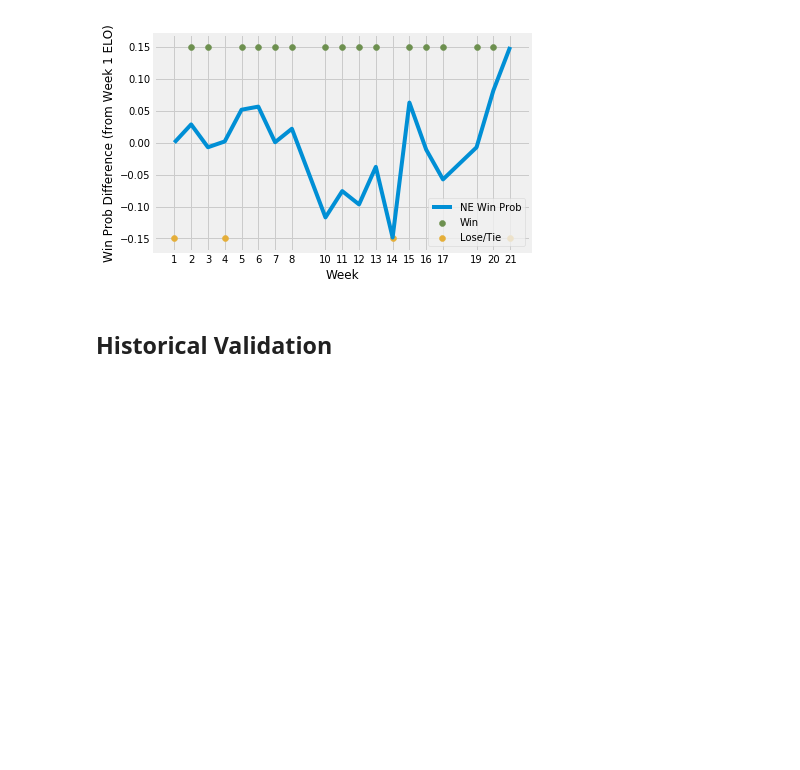
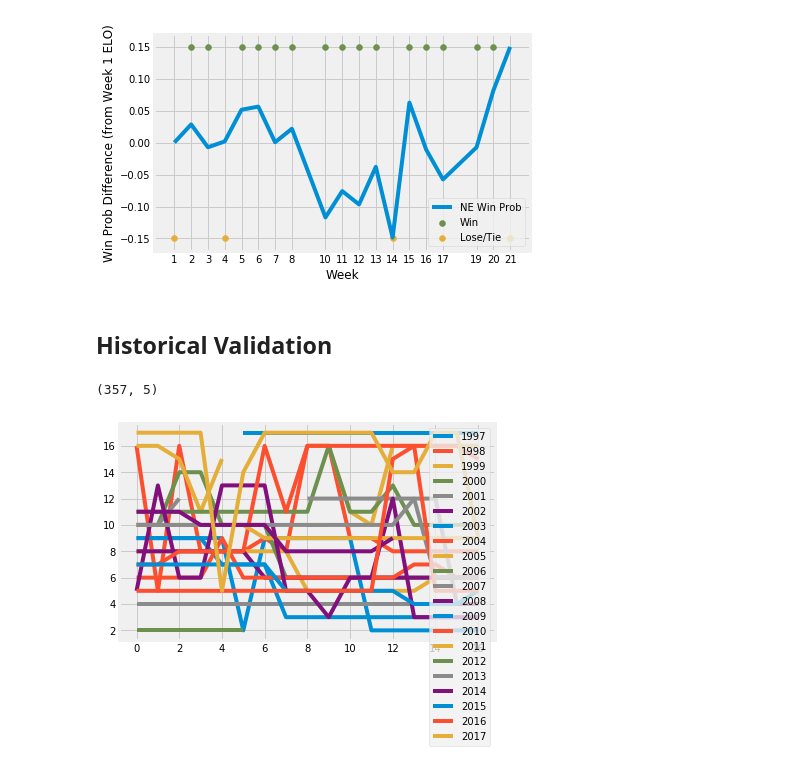
Before and after one commit to ajvogt/nfl-pickem, a Jupyter notebook: analysis.ipynb, the cells around one changed output. Drawn from its saved outputs; the diff is of its cells as text; code cells hidden in the pictures; blank space fills up the shorter version.

Commit message:
initial analysis of strategy analysis

```diff
--- a/analysis.ipynb
+++ b/analysis.ipynb
@@ -82,0 +42,16 @@ run_season(2015)
+# %%
+df = pd.read_csv('results/strategy_analysis.csv')
+print(df.shape)
+# %% [output]
+(357, 5)
+# %%
+df = df.sort_values(by=['season', 'max_week'])
+for season in df.season.unique():
+    cond = df.season == season
+    plt.plot(df[cond].max_week.values,
+             df[cond].elim_week.values,
+             label=season)
+plt.legend()
+plt.show()
+# %% [output]
+[figure, added]
```
Also changed, not shown: parts of 4 cells of this notebook.
